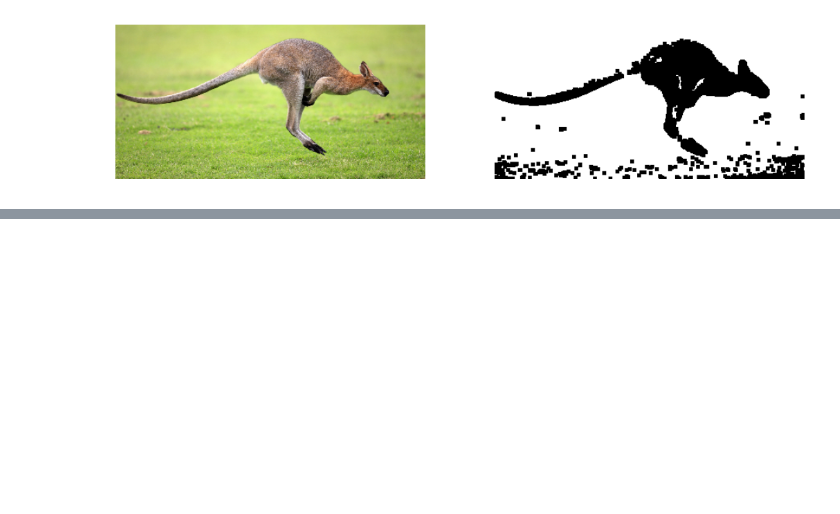
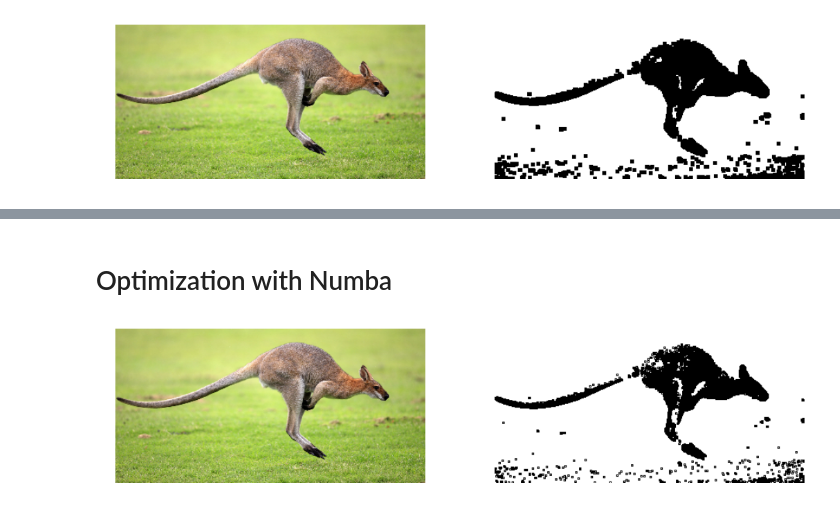
Before and after one commit to nfaggian/growcut, a Jupyter notebook: notebooks/Image Segmentation.ipynb, the cells around one changed output, grey strips where cells are left out. Cells and saved outputs as stored; diff of their text form; code cells hidden in the pictures; blank space fills up the shorter version.

```diff
--- a/notebooks/Image Segmentation.ipynb
+++ b/notebooks/Image Segmentation.ipynb
@@ -39,9 +28,8 @@ Local Thresholding
 
 * Observe the local distribution of the data and classify foreground and background based on a threshold.
 # %%
-def kernel(central_pixel, neighbours):
-
-    return np.allclose(neighbours[:,:,1], 0.8, atol=0.3)
+def kernel(neighbours, threshold=0.8, tolerance=0.3):
+    return np.allclose(neighbours[:,:,1], threshold, atol=tolerance)
 # %%
 def image_iterator(image):
 
@@ -73,0 +66,3 @@ ax2.imshow(~local_mask, cmap='binary'); _ = ax2.axis('off')
+# %% [markdown]
+Optimization with Numba
+=======================
@@ -73,0 +115,8 @@ ax2.imshow(~local_mask, cmap='binary'); _ = ax2.axis('off')
+# %%
+mask_kernel_numba = image_iter_kernel(kangaroo, 1, 0.8, 0.3)
+# %%
+fig, (ax1, ax2) = plt.subplots(1, 2, figsize=(18, 4))
+ax1.imshow(kangaroo); _ = ax1.axis('off')
+ax2.imshow(~mask_kernel_numba, cmap='binary'); _ = ax2.axis('off')
+# %% [output]
+[figure, added]
```
Also changed, not shown: parts of 11 cells of this notebook.
